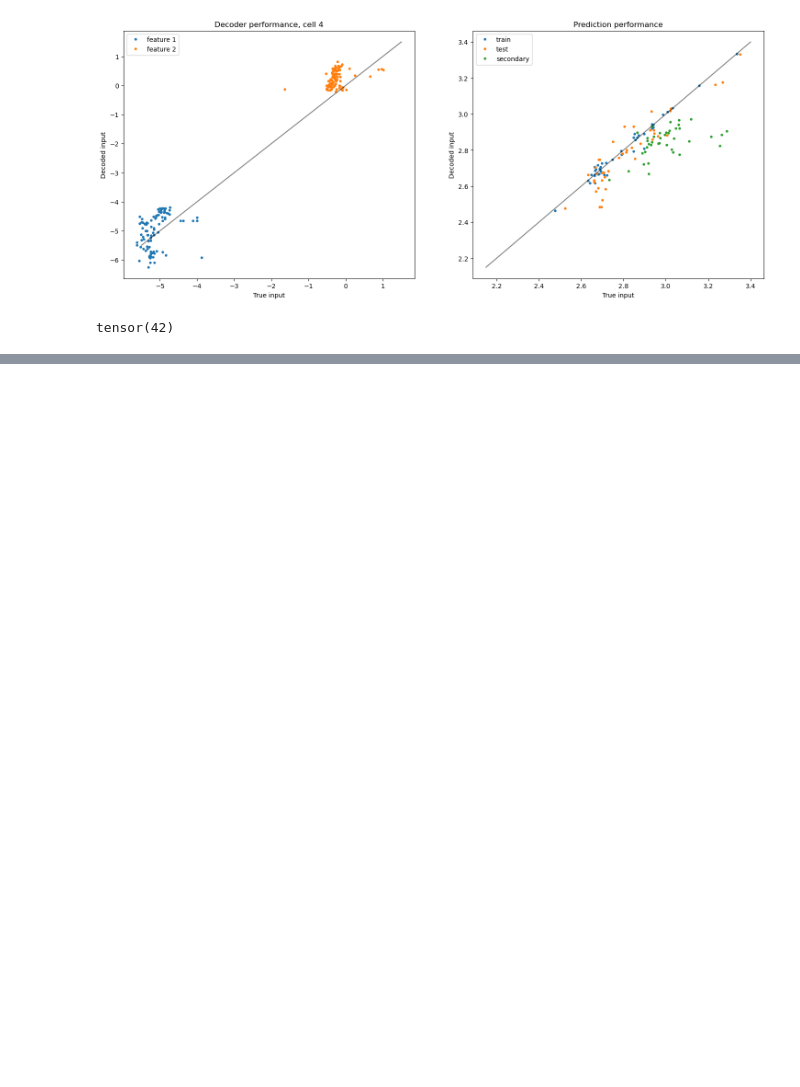
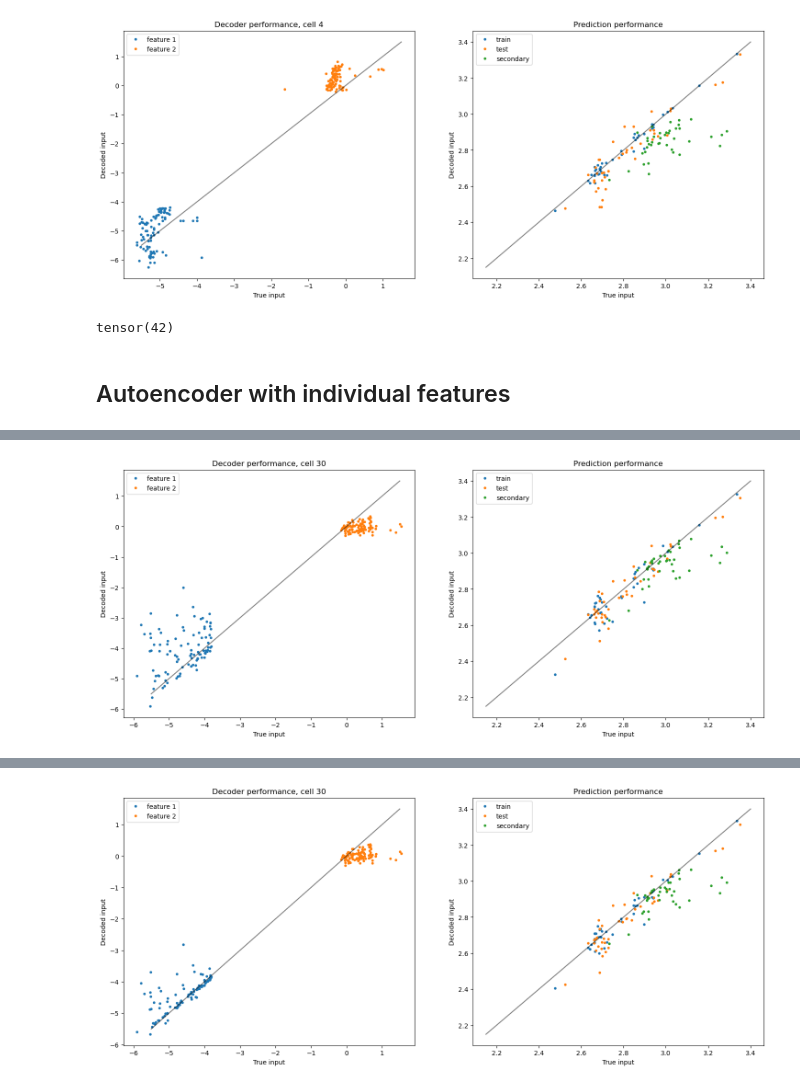
Before and after one commit to nathan99sun/HybridPred, a Jupyter notebook: source/AutoEncoders_DimensionReduction_Daniel.ipynb, the cells around one changed output, grey strips where cells are left out. Saved outputs shown, nothing was run; the diff lists cells and outputs as text; code cells hidden in the pictures; blank space fills up the shorter version.

Commit message:
Added a new autoencoder model

```diff
--- a/source/AutoEncoders_DimensionReduction_Daniel.ipynb
+++ b/source/AutoEncoders_DimensionReduction_Daniel.ipynb
@@ -104,3 +104,20 @@ model.plotter(x, y, 4)
 np.argmin(y)
 # %% [output]
 tensor(42)
+# %% [markdown]
+## Autoencoder with individual features
+# %%
+train_policy = {
+    "num_stages": 2,
+    "epochs": [2000, 1000],
+    "learning_rates": [3e-5, 1e-5],
+    "batch_sizes": [64, 64],
+    "prediction_weights": [0.01, 0.01],
+    "decoding_weights": [10, 1],
+    "en_weights": [0.1, 0.1]
+}
+
+
+model_individual = AutoEncoder_Individual(n_features=2, n_cycles=n_cycles)
+model_individual.fit(x, y, train_policy)
+# %% [output]
@@ -106,0 +140 @@ tensor(42)
+[figure, added]
@@ -106,0 +157 @@ tensor(42)
+[figure, added]
```
Also changed, not shown: parts of 3 cells of this notebook, 2 other files.
